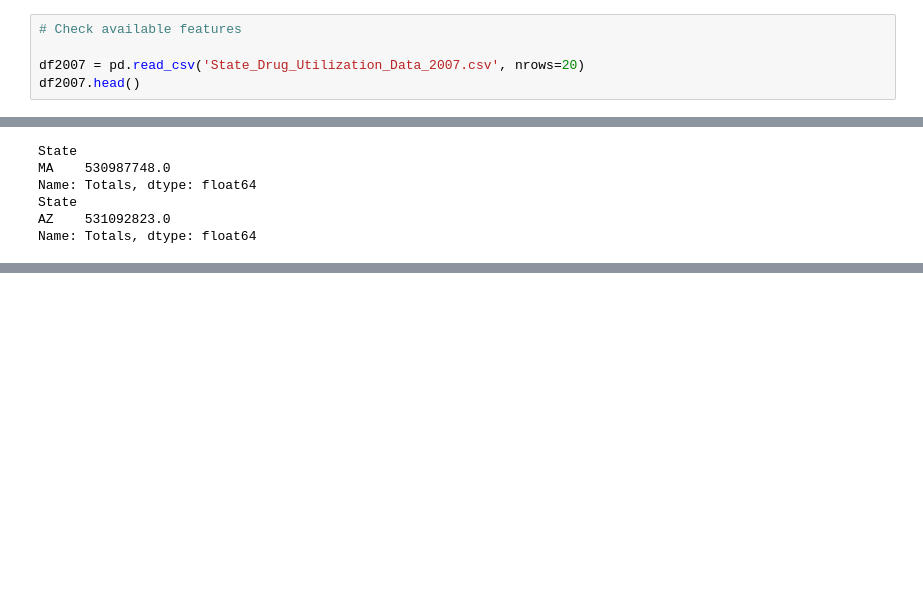
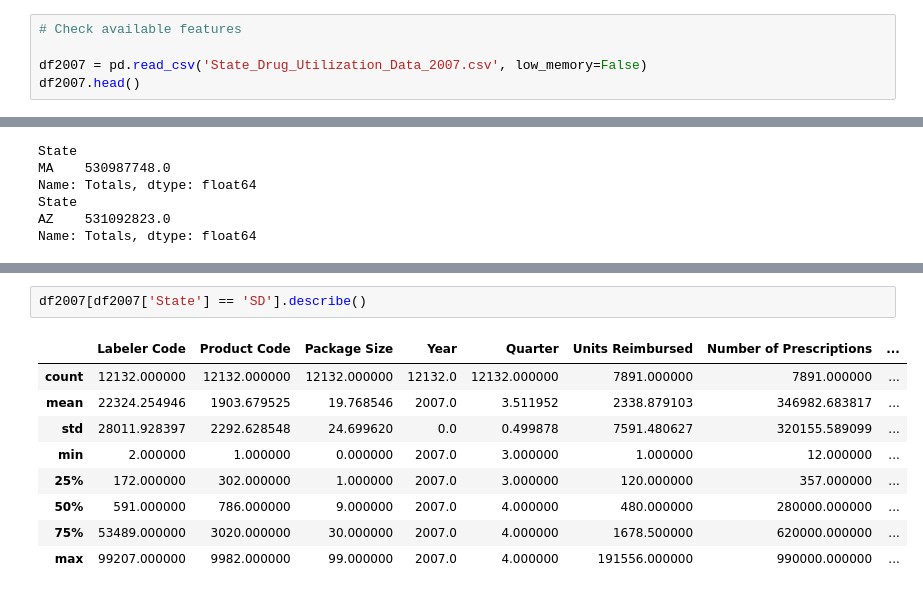
Before and after one commit to DimaKav/Data_storytelling_project, a Jupyter notebook: DRUG_data.ipynb, the cells around one changed output, grey strips where cells are left out. Cells and saved outputs as stored; diff of their text form; blank space fills up the shorter version.

```diff
--- a/DRUG_data.ipynb
+++ b/DRUG_data.ipynb
@@ -60,7 +60,7 @@ import seaborn as sns
 # %%
 # Check available features
 
-df2007 = pd.read_csv('State_Drug_Utilization_Data_2007.csv', nrows=20)
+df2007 = pd.read_csv('State_Drug_Utilization_Data_2007.csv', low_memory=False)
 df2007.head()
 # %% [output]
 |  | Utilization Type | State | Labeler Code | Product Code | Package Size | Year | Quarter | Product Name | ... |
@@ -343,0 +397,12 @@ pv[pv.index == 'SD']
+# %%
+df2007[df2007['State'] == 'SD'].describe()
+# %% [output]
+|  | Labeler Code | Product Code | Package Size | Year | Quarter | Units Reimbursed | Number of Prescriptions | ... |
+| count | 12132.000000 | 12132.000000 | 12132.000000 | 12132.0 | 12132.000000 | 7891.000000 | 7891.000000 | ... |
+| mean | 22324.254946 | 1903.679525 | 19.768546 | 2007.0 | 3.511952 | 2338.879103 | 346982.683817 | ... |
+| std | 28011.928397 | 2292.628548 | 24.699620 | 0.0 | 0.499878 | 7591.480627 | 320155.589099 | ... |
+| min | 2.000000 | 1.000000 | 0.000000 | 2007.0 | 3.000000 | 1.000000 | 12.000000 | ... |
+| 25% | 172.000000 | 302.000000 | 1.000000 | 2007.0 | 3.000000 | 120.000000 | 357.000000 | ... |
+| 50% | 591.000000 | 786.000000 | 9.000000 | 2007.0 | 4.000000 | 480.000000 | 280000.000000 | ... |
+| 75% | 53489.000000 | 3020.000000 | 30.000000 | 2007.0 | 4.000000 | 1678.500000 | 620000.000000 | ... |
+| max | 99207.000000 | 9982.000000 | 99.000000 | 2007.0 | 4.000000 | 191556.000000 | 990000.000000 | ... |
```
Also changed, not shown: parts of 7 cells of this notebook, 1 other file.
